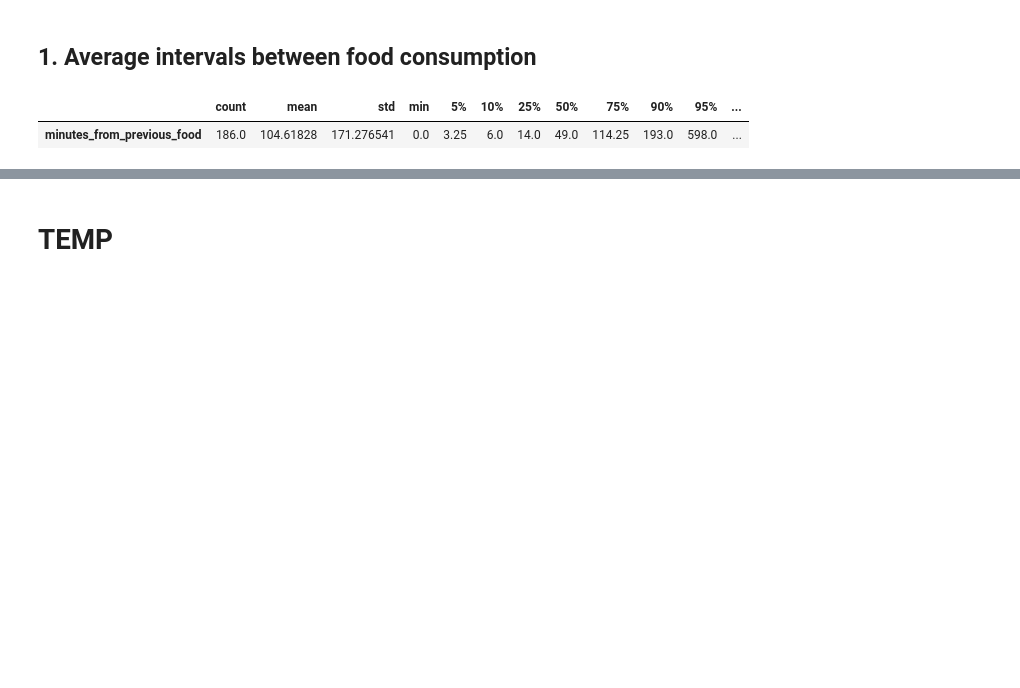
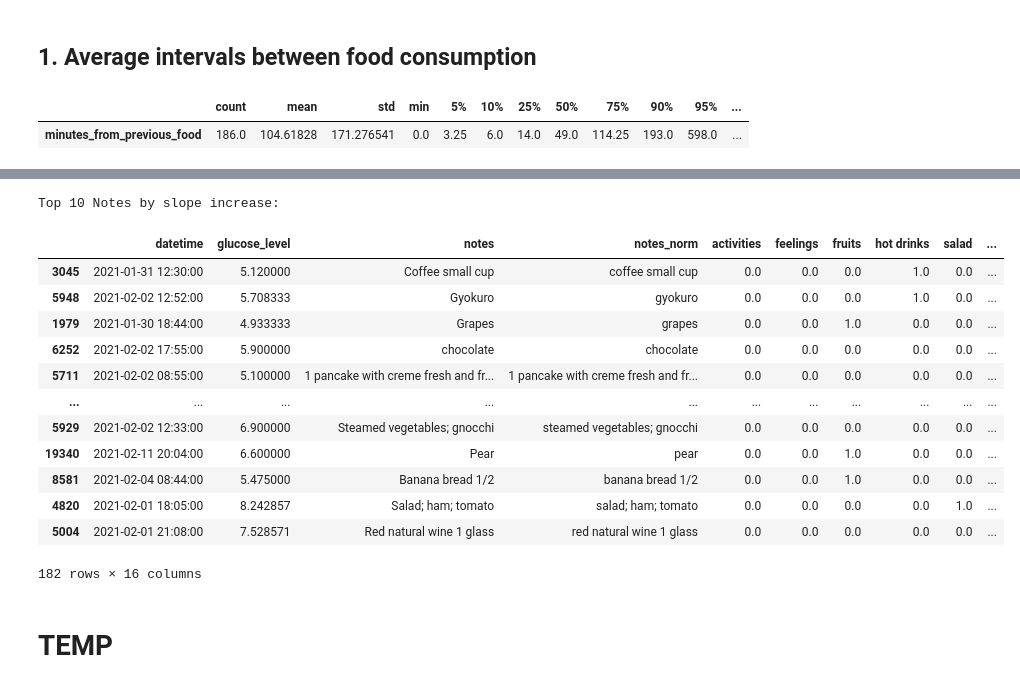
Before and after one commit to artamarkin/sugar-level, a Jupyter notebook: [1]-EDA.ipynb, the cells around one changed output, grey strips where cells are left out. Cells and saved outputs as stored; diff of their text form; code cells hidden in the pictures; blank space fills up the shorter version.

```diff
--- a/[1]-EDA.ipynb
+++ b/[1]-EDA.ipynb
@@ -173,3 +262,21 @@ pd.DataFrame({"minutes_to_high_sugar": minutes_to_high_sugar}).describe(
+# %%
+print("Top 10 Notes by slope increase:")
+notes_glucose_slope.sort_values(by="slope_diff", ascending=False)
+# %% [output]
+Top 10 Notes by slope increase:
+|  | datetime | glucose_level | notes | notes_norm | activities | feelings | fruits | hot drinks | salad | ... |
+| 3045 | 2021-01-31 12:30:00 | 5.120000 | Coffee small cup | coffee small cup | 0.0 | 0.0 | 0.0 | 1.0 | 0.0 | ... |
+| 5948 | 2021-02-02 12:52:00 | 5.708333 | Gyokuro | gyokuro | 0.0 | 0.0 | 0.0 | 1.0 | 0.0 | ... |
+| 1979 | 2021-01-30 18:44:00 | 4.933333 | Grapes | grapes | 0.0 | 0.0 | 1.0 | 0.0 | 0.0 | ... |
+| 6252 | 2021-02-02 17:55:00 | 5.900000 | chocolate | chocolate | 0.0 | 0.0 | 0.0 | 0.0 | 0.0 | ... |
+| 5711 | 2021-02-02 08:55:00 | 5.100000 | 1 pancake with creme fresh and fr... | 1 pancake with creme fresh and fr... | 0.0 | 0.0 | 0.0 | 0.0 | 0.0 | ... |
+| ... | ... | ... | ... | ... | ... | ... | ... | ... | ... | ... |
+| 5929 | 2021-02-02 12:33:00 | 6.900000 | Steamed vegetables; gnocchi | steamed vegetables; gnocchi | 0.0 | 0.0 | 0.0 | 0.0 | 0.0 | ... |
+| 19340 | 2021-02-11 20:04:00 | 6.600000 | Pear | pear | 0.0 | 0.0 | 1.0 | 0.0 | 0.0 | ... |
+| 8581 | 2021-02-04 08:44:00 | 5.475000 | Banana bread 1/2 | banana bread 1/2 | 0.0 | 0.0 | 1.0 | 0.0 | 0.0 | ... |
+| 4820 | 2021-02-01 18:05:00 | 8.242857 | Salad; ham; tomato | salad; ham; tomato | 0.0 | 0.0 | 0.0 | 0.0 | 1.0 | ... |
+| 5004 | 2021-02-01 21:08:00 | 7.528571 | Red natural wine 1 glass | red natural wine 1 glass | 0.0 | 0.0 | 0.0 | 0.0 | 0.0 | ... |
+182 rows × 16 columns
 # %% [markdown]
 # TEMP
 # %%
```
Also changed, not shown: parts of 10 cells of this notebook.
